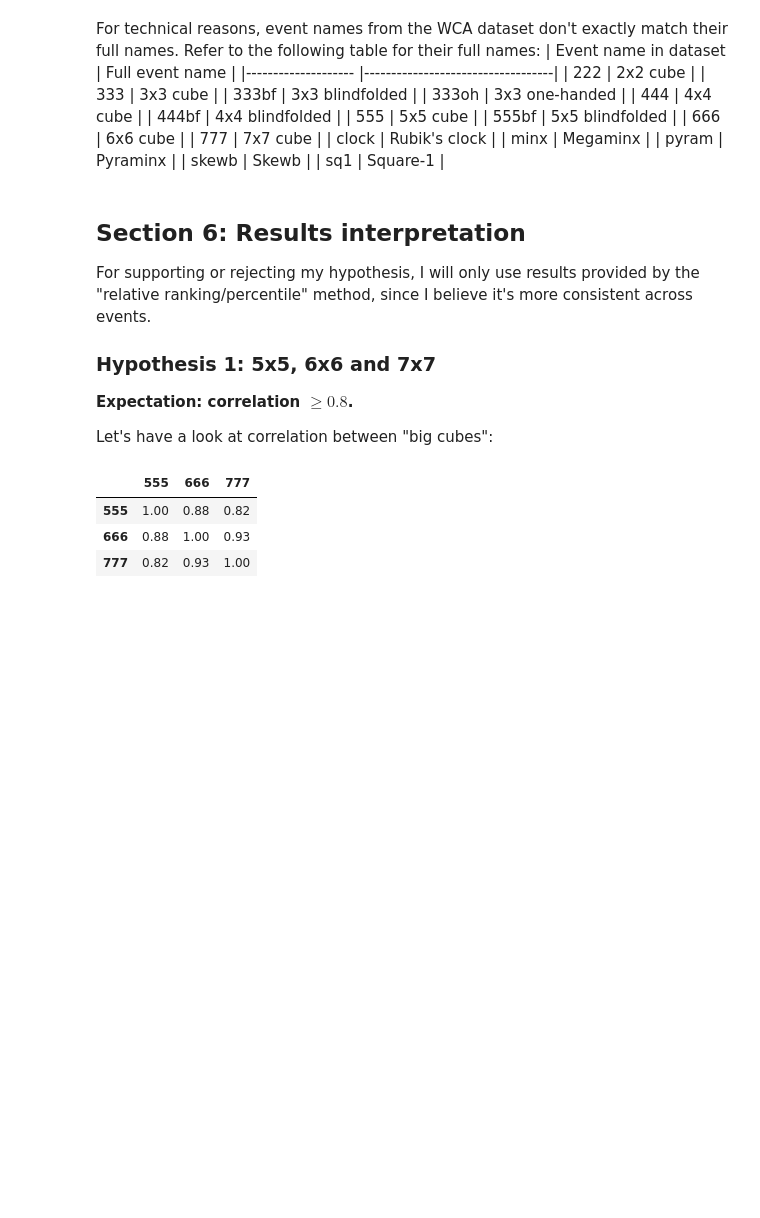
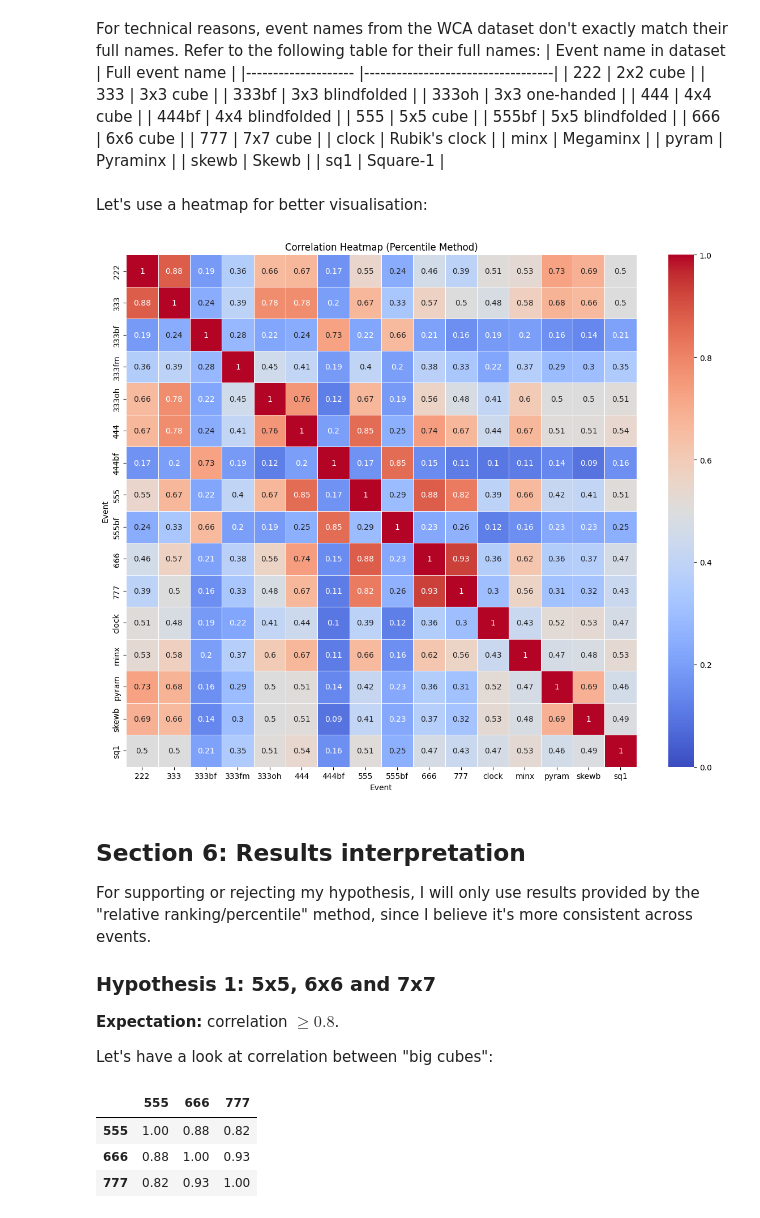
Before and after one commit to petrambroz/speedcubing-correlations, a Jupyter notebook: speedcubing-correlation.ipynb, the cells around one changed output. Cells and saved outputs as stored; diff of their text form; code cells hidden in the pictures; blank space fills up the shorter version.

```diff
--- a/speedcubing-correlation.ipynb
+++ b/speedcubing-correlation.ipynb
@@ -414,6 +407,22 @@ For technical reasons, event names from the WCA dataset don't exactly match thei
 | pyram                 | Pyraminx                          |
 | skewb                 | Skewb                             |
 | sq1                   | Square-1                          |
+# %% [markdown]
+Let's use a heatmap for better visualisation:
+# %%
+import seaborn as sb
+
+import matplotlib.pyplot as plt
+
+plt.figure(figsize=(12, 10))
+sb.heatmap(event_corr_pct_rounded, annot=True, cmap='coolwarm', vmin=0, vmax=1, linewidths=0.5)
+plt.title('Correlation Heatmap (Percentile Method)')
+plt.ylabel('Event')
+plt.xlabel('Event')
+plt.tight_layout()
+plt.show()
+# %% [output]
+[figure, added]
 # %% [markdown]
 ## Section 6: Results interpretation
 
@@ -421,7 +430,7 @@ For supporting or rejecting my hypothesis, I will only use results provided by t
 
 ### Hypothesis 1: 5x5, 6x6 and 7x7
 
-**Expectation: correlation $\geq 0.8$.**
+**Expectation:** correlation $\geq 0.8$.
 
 Let's have a look at correlation between "big cubes":
 # %%
```
Also changed, not shown: parts of 20 cells of this notebook, 1 other file.
